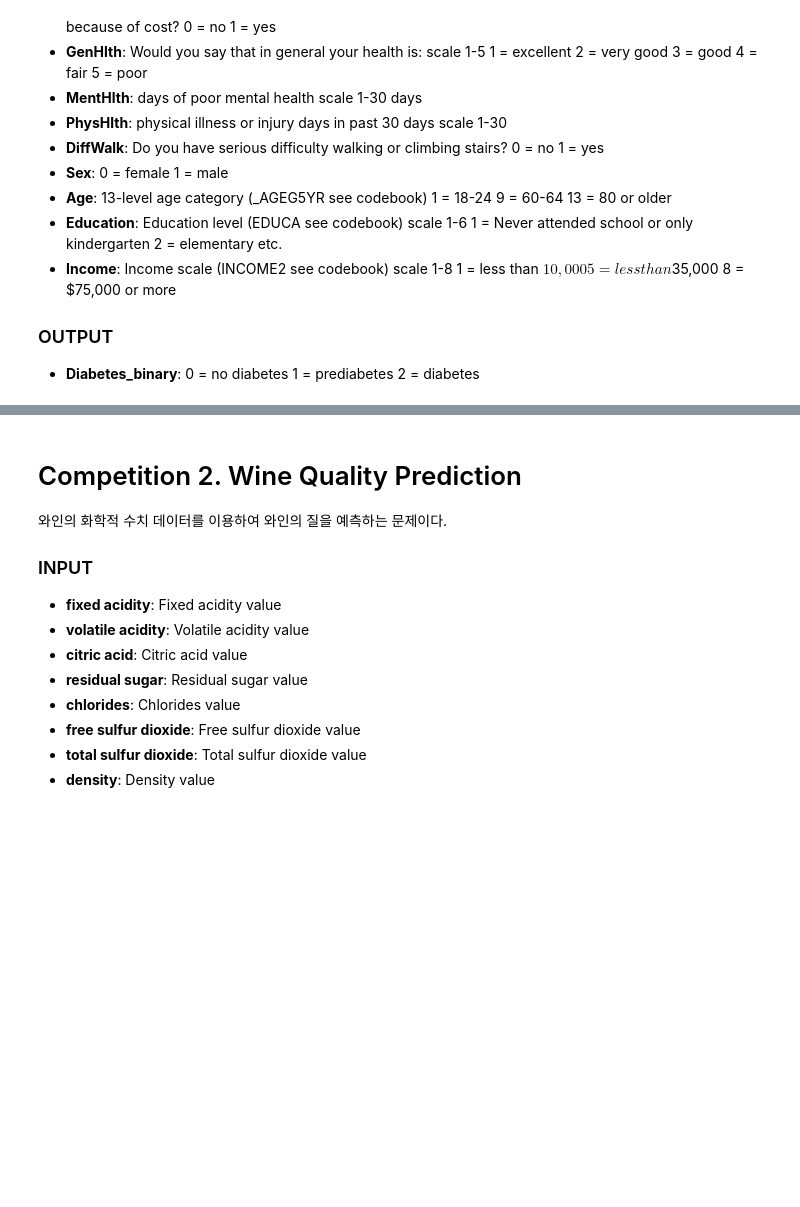
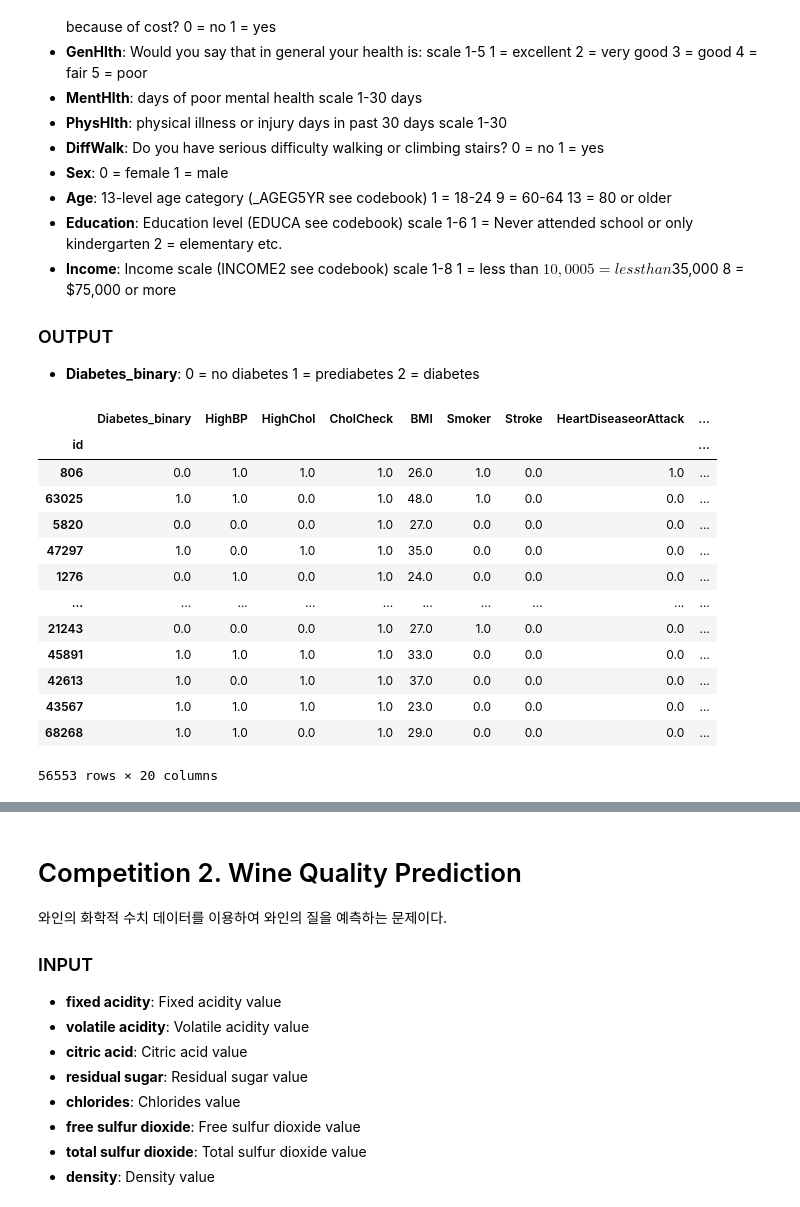
Before and after one commit to leeminq1/python_ai_colab, a Jupyter notebook: 4_sklearn_kaggle.ipynb, the cells around one changed output, grey strips where cells are left out. Cells and saved outputs as stored; diff of their text form; code cells hidden in the pictures; blank space fills up the shorter version.

```diff
--- a/4_sklearn_kaggle.ipynb
+++ b/4_sklearn_kaggle.ipynb
@@ -31,6 +33,22 @@
 # %%
 import pandas as pd
 
 df = pd.read_csv('diabetes_train.csv', index_col=0)
+df.drop(["Education" ,"GenHlth"], axis=1, inplace=True)
 
 df
+# %% [output]
+|  | Diabetes_binary | HighBP | HighChol | CholCheck | BMI | Smoker | Stroke | HeartDiseaseorAttack | ... |
+| id |  |  |  |  |  |  |  |  | ... |
+| 806 | 0.0 | 1.0 | 1.0 | 1.0 | 26.0 | 1.0 | 0.0 | 1.0 | ... |
+| 63025 | 1.0 | 1.0 | 0.0 | 1.0 | 48.0 | 1.0 | 0.0 | 0.0 | ... |
+| 5820 | 0.0 | 0.0 | 0.0 | 1.0 | 27.0 | 0.0 | 0.0 | 0.0 | ... |
+| 47297 | 1.0 | 0.0 | 1.0 | 1.0 | 35.0 | 0.0 | 0.0 | 0.0 | ... |
+| 1276 | 0.0 | 1.0 | 0.0 | 1.0 | 24.0 | 0.0 | 0.0 | 0.0 | ... |
+| ... | ... | ... | ... | ... | ... | ... | ... | ... | ... |
+| 21243 | 0.0 | 0.0 | 0.0 | 1.0 | 27.0 | 1.0 | 0.0 | 0.0 | ... |
+| 45891 | 1.0 | 1.0 | 1.0 | 1.0 | 33.0 | 0.0 | 0.0 | 0.0 | ... |
+| 42613 | 1.0 | 0.0 | 1.0 | 1.0 | 37.0 | 0.0 | 0.0 | 0.0 | ... |
+| 43567 | 1.0 | 1.0 | 1.0 | 1.0 | 23.0 | 0.0 | 0.0 | 0.0 | ... |
+| 68268 | 1.0 | 1.0 | 0.0 | 1.0 | 29.0 | 0.0 | 0.0 | 0.0 | ... |
+56553 rows × 20 columns
```
Also changed, not shown: parts of 20 cells of this notebook.
